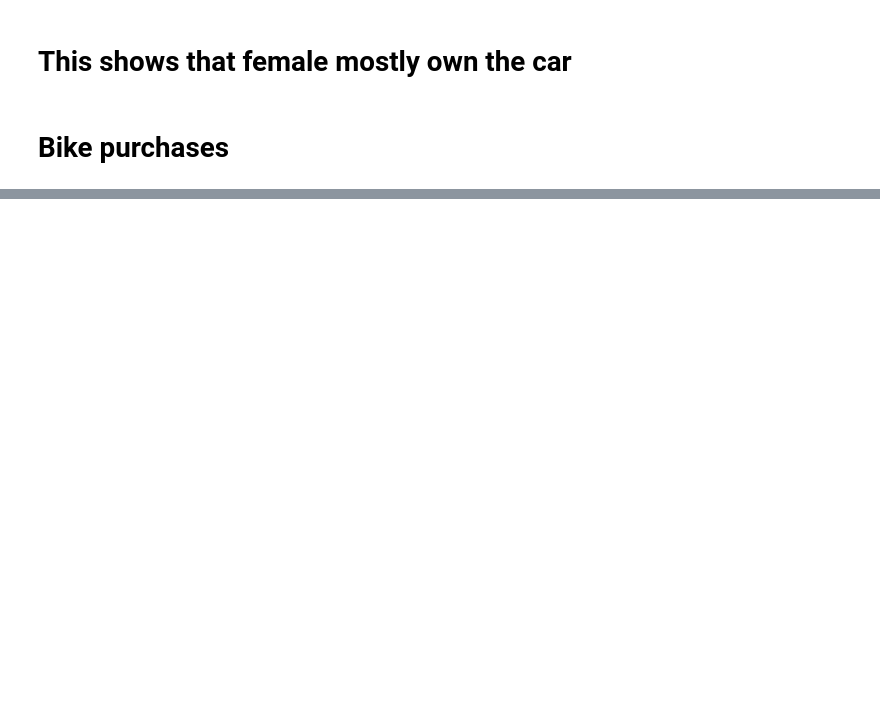
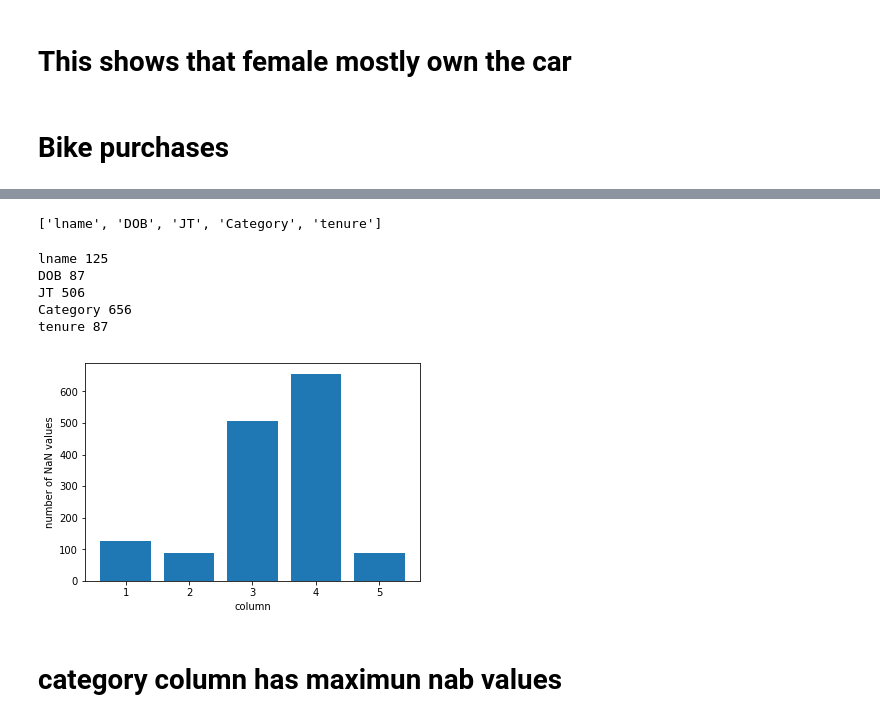
Before and after one commit to romy421kumari/KPMG, a Jupyter notebook: Customerdemography.ipynb, the cells around one changed output, grey strips where cells are left out. Saved outputs shown, nothing was run; the diff lists cells and outputs as text; code cells hidden in the pictures; blank space fills up the shorter version.

```diff
--- a/Customerdemography.ipynb
+++ b/Customerdemography.ipynb
@@ -134,0 +141,3 @@ plt.show()
+# %%
+df.drop(['default'], axis=1, inplace=True)
+df.head()
@@ -134,0 +174,34 @@ plt.show()
+# %%
+df.columns[df.isna().any()].tolist()
+# %% [output]
+['lname', 'DOB', 'JT', 'Category', 'tenure']
+# %%
+lnamenan=df['lname'].isna().sum()
+DOBnan=df['DOB'].isna().sum()
+JTnan=df['JT'].isna().sum()
+Categorynan=df['Category'].isna().sum()
+tenurenan=df['tenure'].isna().sum()
+# %%
+print('lname', lnamenan)
+print('DOB', DOBnan)
+print('JT', JTnan)
+print('Category',Categorynan)
+print('tenure', tenurenan)
+# %% [output]
+lname 125
+DOB 87
+JT 506
+Category 656
+tenure 87
+# %%
+x=[1,2,3,4,5]
+y=[lnamenan, DOBnan,JTnan,Categorynan,tenurenan]
+plt.xlabel('column')
+plt.ylabel('number of NaN values')
+plt.bar(x,y)
+
+plt.show()
+# %% [output]
+[figure, added]
+# %% [markdown]
+# category column has maximun nab values
```
Also changed, not shown: parts of 11 cells of this notebook.
